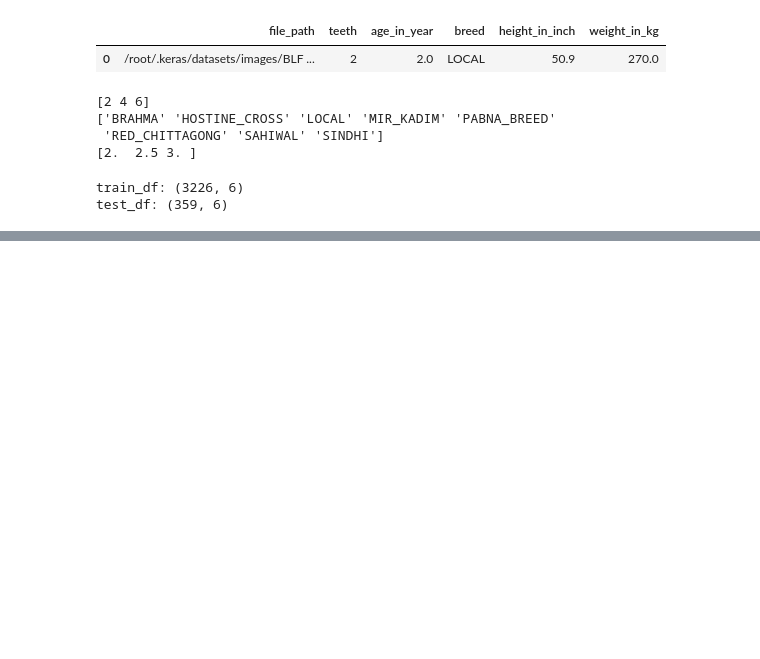
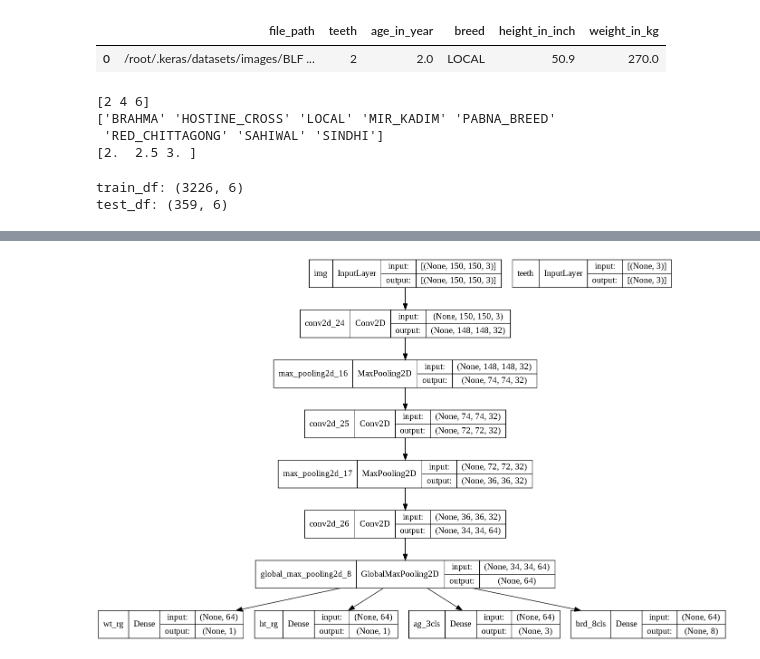
Before and after one commit to bhuiyanmobasshir94/Cow-weight-and-Breed-Prediction, a Jupyter notebook: notebooks/027_dec.ipynb, the cells around one changed output, grey strips where cells are left out. Cells and saved outputs as stored; diff of their text form; code cells hidden in the pictures; blank space fills up the shorter version.

```diff
--- a/notebooks/027_dec.ipynb
+++ b/notebooks/027_dec.ipynb
@@ -356,4 +358,4 @@ encoder.compile(
     optimizer = tf.keras.optimizers.Adam(learning_rate=0.0001)
 )
 # %%
-encoder.fit([X0, X1], [y0, y1, y2, y3], epochs=30, verbose=2, batch_size=32, validation_split=0.3)
+encoder.fit([X0, X1], [y0, y1, y2, y3], epochs=30, verbose=2, batch_size=32, validation_split=0.2)
@@ -363,2 +381,7 @@ encoder.fit([X0, X1], [y0, y1, y2, y3], epochs=30, verbose=2, batch_size=32, val
+# %%
+# encoder.output
+keras.utils.plot_model(encoder, "encoder.png", show_shapes=True)
+# %% [output]
+[figure, added]
 # %%
 (tX0, tX1), (ty0, ty1, ty2, ty3) = data_loader(test_df, (150, 150, 3))
```
Also changed, not shown: parts of 10 cells of this notebook.
